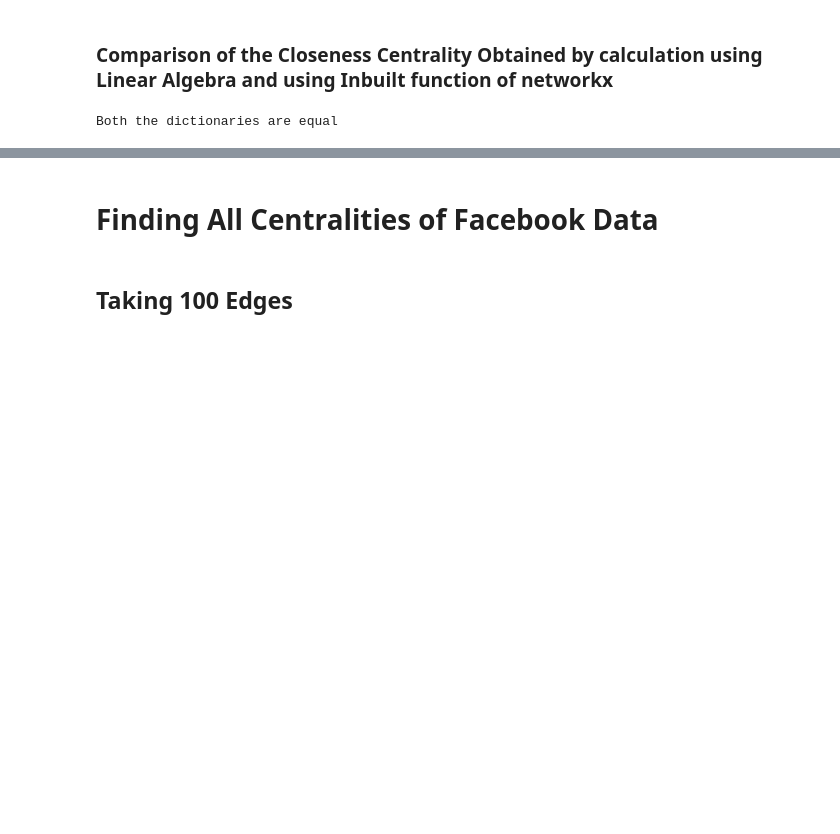
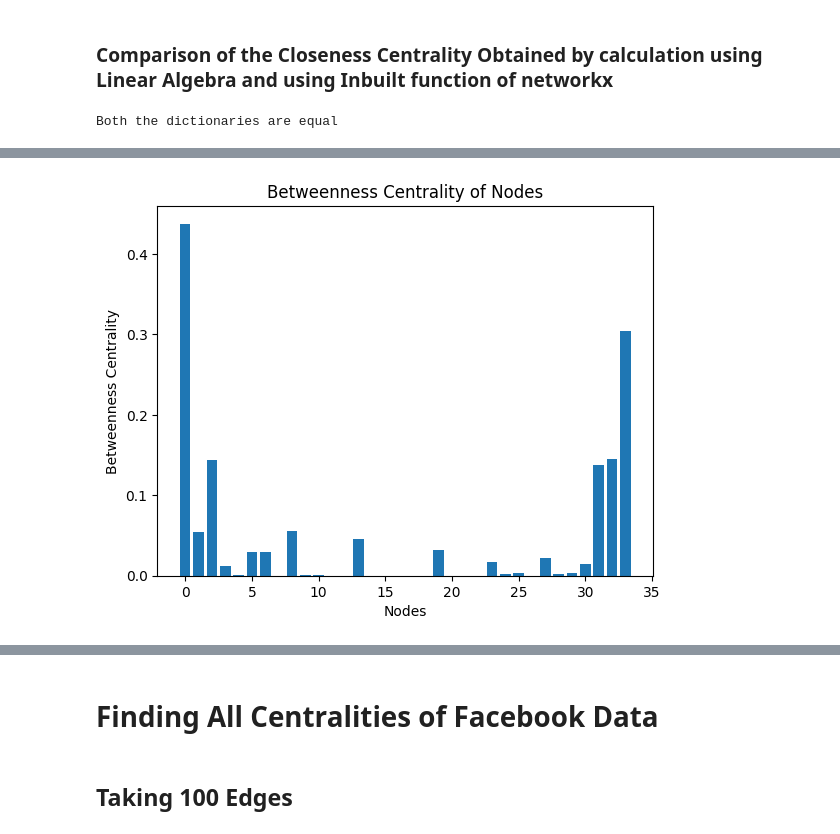
Before and after one commit to techoflashh/LA-Project, a Jupyter notebook: ProjectNotebook.ipynb, the cells around one changed output, grey strips where cells are left out. Saved outputs shown, nothing was run; the diff lists cells and outputs as text; code cells hidden in the pictures; blank space fills up the shorter version.

```diff
--- a/ProjectNotebook.ipynb
+++ b/ProjectNotebook.ipynb
@@ -247,0 +289,11 @@ Both the dictionaries are equal
+# %%
+x = betweenness_centrality_inBuilt.keys()
+y = betweenness_centrality_inBuilt.values()
+
+plt.bar(x,y)
+plt.title("Betweenness Centrality of Nodes")
+plt.xlabel("Nodes")
+plt.ylabel("Betweenness Centrality")
+plt.show()
+# %% [output]
+[figure, added]
```
Also changed, not shown: parts of 17 cells of this notebook, 11 other files.
